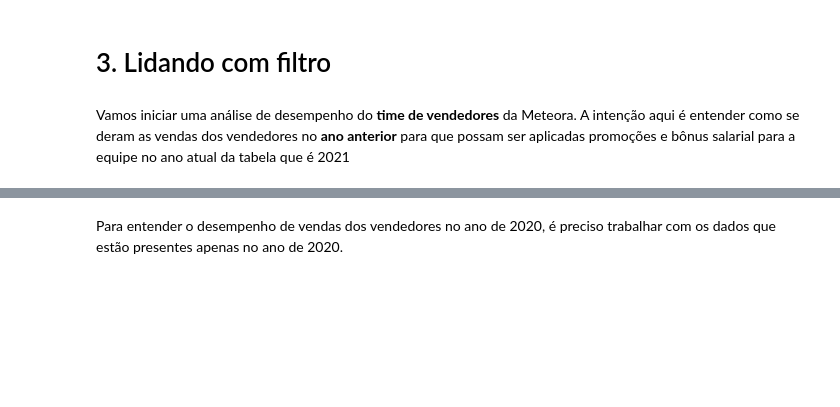
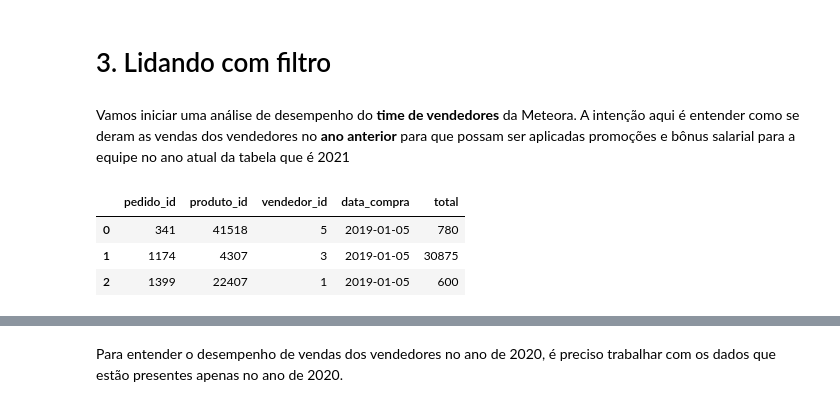
Before and after one commit to Max-Willians/projeto---meteora, a Jupyter notebook: Notebook_Meteora.ipynb, the cells around one changed output, grey strips where cells are left out. Drawn from its saved outputs; the diff is of its cells as text; code cells hidden in the pictures; blank space fills up the shorter version.

```diff
--- a/Notebook_Meteora.ipynb
+++ b/Notebook_Meteora.ipynb
@@ -274,3 +274,10 @@ plt.show()
 # 3. Lidando com filtro
 # %% [markdown]
 Vamos iniciar uma análise de desempenho do **time de vendedores** da Meteora. A intenção aqui é entender como se deram as vendas dos vendedores no **ano anterior** para que possam ser aplicadas promoções e bônus salarial para a equipe no ano atual da tabela que é 2021
+# %%
+sql_df('SELECT * FROM PEDIDOS').head(3)
+# %% [output]
+|  | pedido_id | produto_id | vendedor_id | data_compra | total |
+| 0 | 341 | 41518 | 5 | 2019-01-05 | 780 |
+| 1 | 1174 | 4307 | 3 | 2019-01-05 | 30875 |
+| 2 | 1399 | 22407 | 1 | 2019-01-05 | 600 |
```
Also changed, not shown: parts of 8 cells of this notebook.
